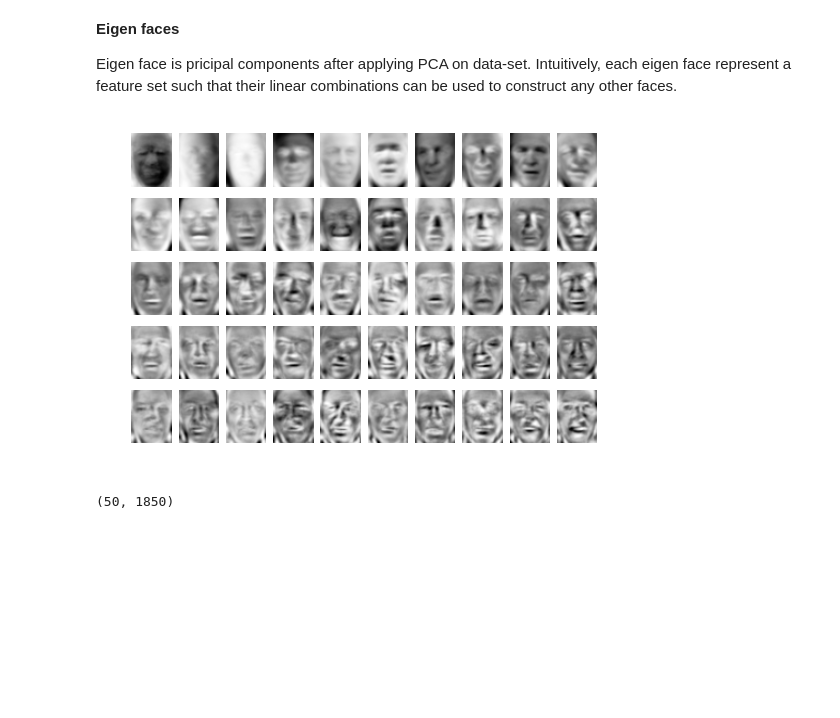
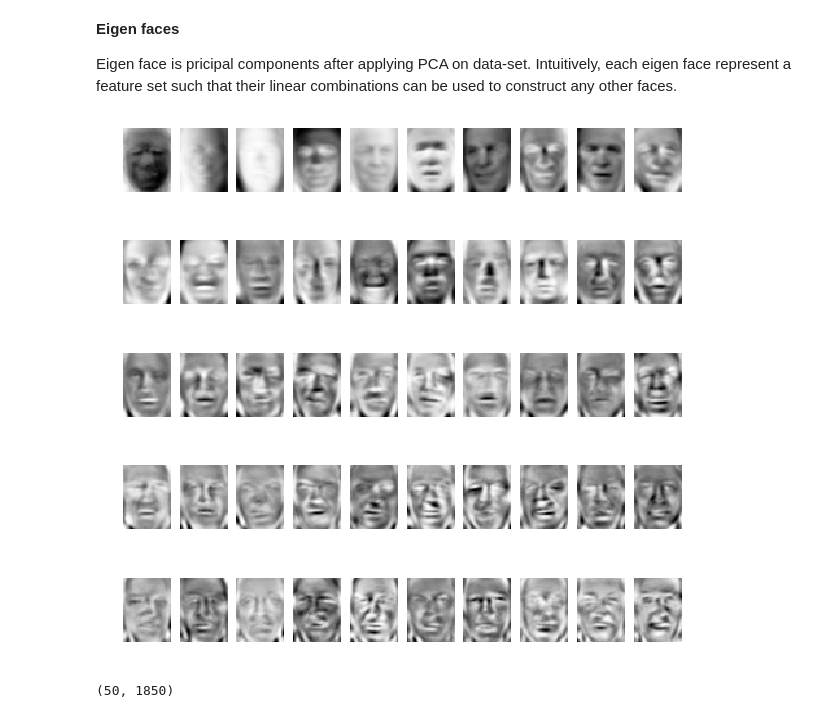
Before and after one commit to KimiaLab/SYDE-522, a Jupyter notebook: Tutorials/tut2.ipynb, the cells around one changed output. Drawn from its saved outputs; the diff is of its cells as text; code cells hidden in the pictures; blank space fills up the shorter version.

```diff
--- a/Tutorials/tut2.ipynb
+++ b/Tutorials/tut2.ipynb
@@ -202,12 +209,13 @@ pca = PCA(n_components=n_components, svd_solver='randomized').fit(X)
 
 Eigen face is pricipal components after applying PCA on data-set. Intuitively, each eigen face represent a feature set such that their linear combinations can be used to construct any other faces.
 # %%
+plt.figure(figsize=(10, 10))
 for i, component in enumerate(pca.components_):
     plt.subplot(5, 10, i+1)
     plt.imshow(component.reshape(50, 37), cmap='Greys_r')
     plt.axis('off')
 # %% [output]
-[figure, old version]
+[figure, new version]
 # %%
 # Each pricipal component is same shape as data-point
 pca.components_.shape
```
Also changed, not shown: parts of 20 cells of this notebook.
